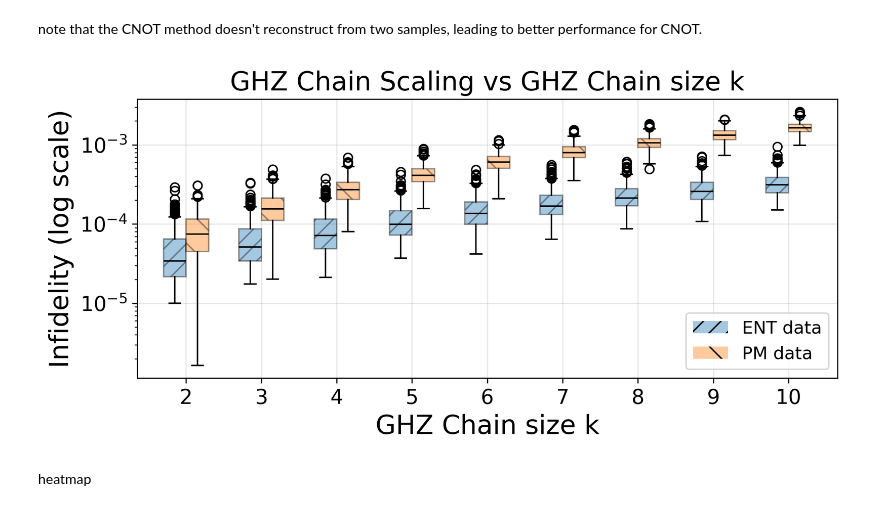
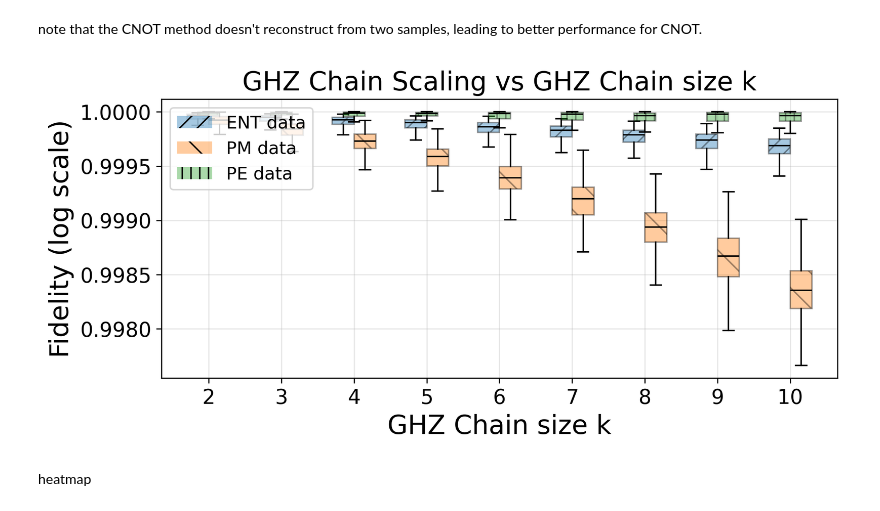
Before and after one commit to ypwk/pure-state-tomography, a Jupyter notebook: paper_plotting.ipynb, the cells around one changed output. Drawn from its saved outputs; the diff is of its cells as text; code cells hidden in the pictures.

Commit message:
fix phase estimation approach, compressed sensing

```diff
--- a/paper_plotting.ipynb
+++ b/paper_plotting.ipynb
@@ -297,6 +297,7 @@ for exp_id, fids in exp_data.items():
         "scheme": "PM" if exp_pm.get(exp_id, False) else "CNOT",
         "state_group": exp_id // 2,
         "category": None,
+        "count": len(infid),
     }
 
 # assign category labels to experiments
@@ -322,6 +323,7 @@ for g in range(len(STATE_CATEGORY)):
         "max_mst": experiment_stats[mst_id]["max"],
         "min_pm":  experiment_stats[pm_id]["min"],
         "max_pm":  experiment_stats[pm_id]["max"],
+        "count": experiment_stats[mst_id]["count"],
     }
     print(mst_id, pm_id)
     mst_fids = np.array(exp_data[mst_id])
@@ -592,6 +595,20 @@ plot_category_groups(groups_3, title="3-Support States")
 [figure]
 # %% [markdown]
 note that the CNOT method doesn't reconstruct from two samples, leading to better performance for CNOT.
+# %%
+import pandas as pd
+import numpy as np
+
+df = pd.read_csv("ghz_phase_estimation_metrics.csv")
+
+# Compute infidelity
+df["infidelity"] = 1.0 - df["fidelity"]
+
+# Group by GHZ size n
+csv_groups = {
+    int(n): g["fidelity"].to_numpy()
+    for n, g in df.groupby("n")
+}
 # %%
 # ============================================================
 # === Simple Noise Model Theories ============================
@@ -674,8 +691,8 @@ def plot_simple_noise_scaling(
     ns_used = ns_data[mask]
     ghz_used = [ghz_groups[i] for i in np.where(mask)[0]]
 
-    mst_infids = [1 - np.array(state_stats[g]["all_mst"]) for g in ghz_used]
-    pm_infids  = [1 - np.array(state_stats[g]["all_pm"])  for g in ghz_used]
+    mst_infids = [np.array(state_stats[g]["all_mst"]) for g in ghz_used]
+    pm_infids  = [np.array(state_stats[g]["all_pm"])  for g in ghz_used]
 
     # -----------------------------------------
     # 2. Evaluate simple-model curves (no fitting)
@@ -705,16 +722,26 @@ def plot_simple_noise_scaling(
     K = len(ns_used)
     ks = np.arange(2, K + 2)   # label them k = 2,3,... (or whatever you like)
 
+    n_to_k = {n: k for n, k in zip(ns_used, ks)}
+
+    csv_infids = {
+        n_to_k[n]: csv_groups[n]
+        for n in csv_groups
+        if n in n_to_k
+    }
+
     fig, ax = plt.subplots(figsize=(8, 4))
 
     color_mst = plt.rcParams['axes.prop_cycle'].by_key()['color'][0]
     color_pm  = plt.rcParams['axes.prop_cycle'].by_key()['color'][1]
+    color_pe = plt.rcParams['axes.prop_cycle'].by_key()['color'][2]
 
     offset_mst = -0.15
     offset_pm  = +0.15
 
     mst_face = dict(facecolor=color_mst, alpha=0.4, hatch="//")
     pm_face  = dict(facecolor=color_pm,  alpha=0.4, hatch="\\")
+    pe_face = dict(facecolor=color_pe, alpha=0.4, hatch="||")
 
     # -----------------------------------------
     # 4. Boxplots in k-space
@@ -727,6 +754,7 @@ def plot_simple_noise_scaling(
             patch_artist=True,
             boxprops=mst_face,
             medianprops=dict(color="black"),
+            showfliers=False,
         )
         ax.boxplot(
             pm_infids[i],
@@ -735,6 +763,21 @@ def plot_simple_noise_scaling(
             patch_artist=True,
             boxprops=pm_face,
             medianprops=dict(color="black"),
+            showfliers=False,
+        )
+
+    offset_csv = 0.0
+    color_csv = "gray"
+
+    for k, values in csv_infids.items():
+        ax.boxplot(
+            values,
+            positions=[k + offset_csv],
+            widths=0.3,
+            patch_artist=True,
+            boxprops=pe_face,
+            medianprops=dict(color="black"),
+            showfliers=False,
         )
 
     # -----------------------------------------
@@ -749,40 +792,41 @@ def plot_simple_noise_scaling(
     # -----------------------------------------
     # 6. Formatting for integer-mixing-dimension axis
     # -----------------------------------------
-    ax.set_yscale("log")
+    # ax.set_yscale("log")
     ax.set_xticks(ks)
     ax.set_xticklabels([str(k) for k in ks])
     ax.set_xlabel("GHZ Chain size k")
-    ax.set_ylabel("Infidelity (log scale)")
+    ax.set_ylabel("Fidelity (log scale)")
     ax.set_title("GHZ Chain Scaling vs GHZ Chain size k")
     ax.grid(alpha=0.3)
 
     mst_patch = mpatches.Patch(facecolor=color_mst, alpha=0.4, hatch="//",
                                label="ENT data")
     pm_patch  = mpatches.Patch(facecolor=color_pm,  alpha=0.4, hatch="\\",
                                label="PM data")
-    ax.legend(handles=[mst_patch, pm_patch], loc="lower right")
+    csv_patch = mpatches.Patch(facecolor=color_pe, alpha=0.4, hatch="||", label="PE data")
+    ax.legend(handles=[mst_patch, pm_patch, csv_patch], loc="upper left")
 
     plt.tight_layout()
     plt.show()
 
 
 # ============================================================
 # === Call it =================================================
 # ============================================================
 
 plot_simple_noise_scaling(
     n_min=2,
     n_max=15,
     p_1q=4.239e-4,   # from custom_params["p_1q"]
     p_2q=3.416e-3,   # from custom_params["p_2q"]
     p_meas=1e-2,     # from custom_params["p_meas"]
     shots=16384,
     dim_alpha=1.0,
     plot_fit=False
 )
 # %% [output]
-[figure, old version]
+[figure, new version]
 # %% [markdown]
 heatmap
 # %%
```
Also changed, not shown: parts of 2 cells of this notebook, 20 other files.
